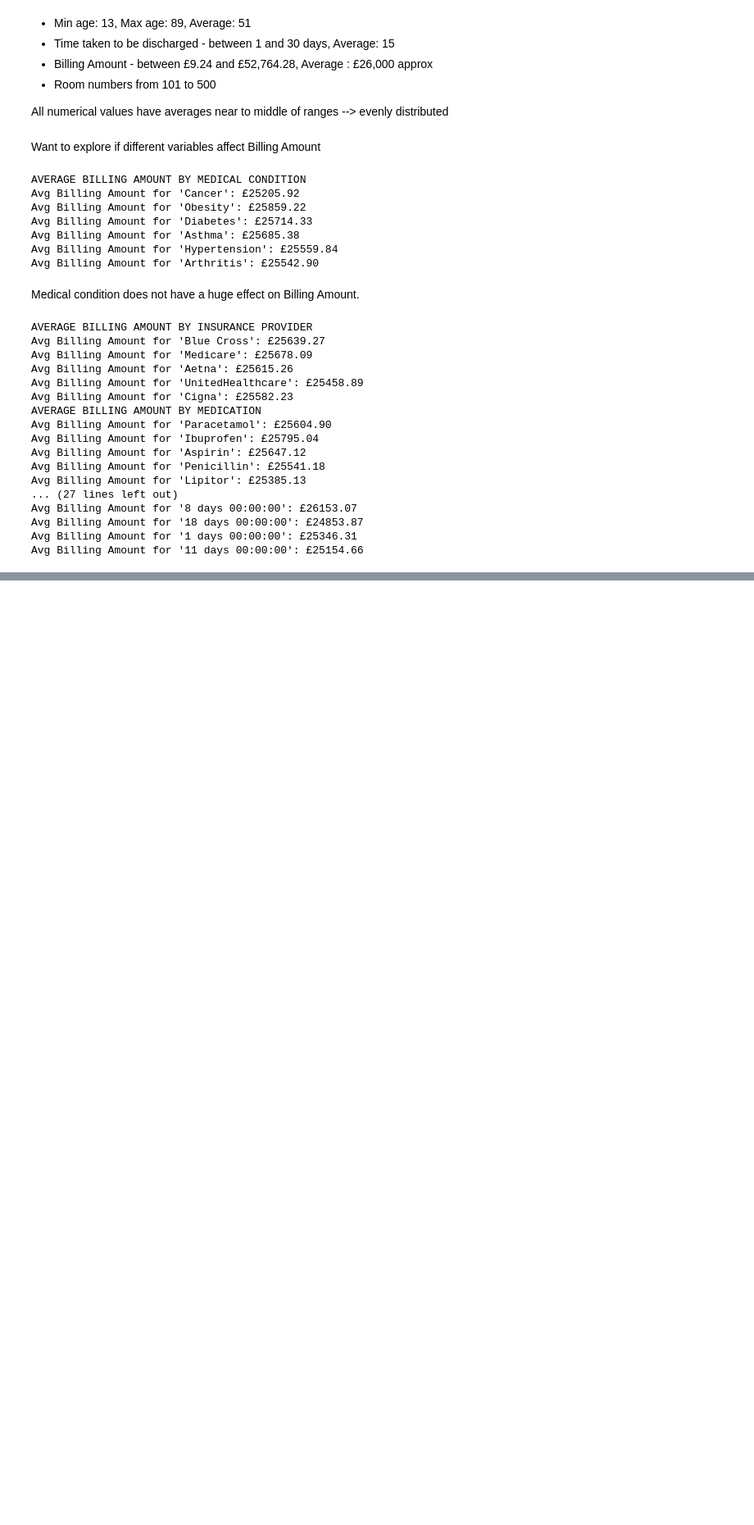
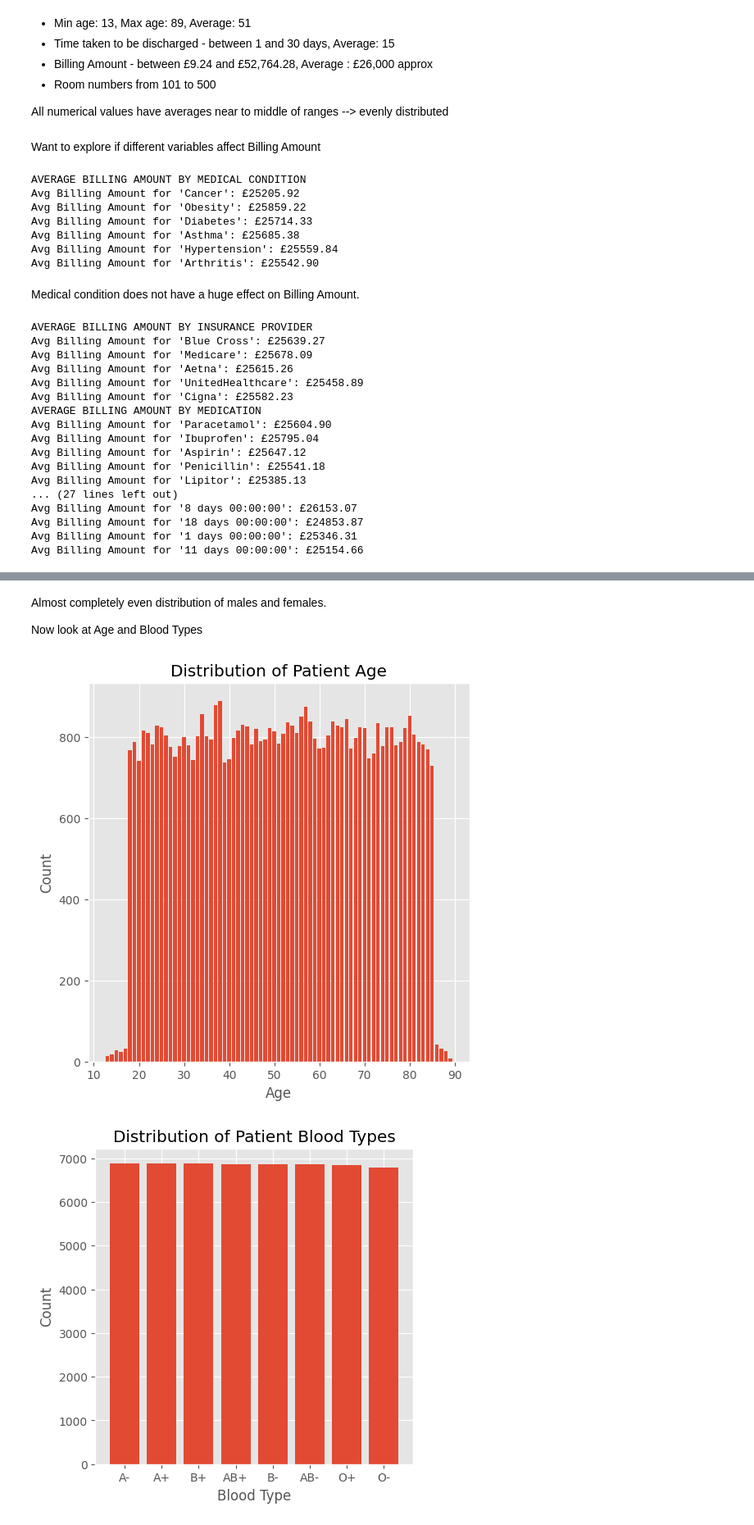
Before and after one commit to bencross1110/HealthcareAnalysisProj, a Jupyter notebook: Healthcare Proj Notebook.ipynb, the cells around one changed output, grey strips where cells are left out. Shown: that part at 82% size. Cells and saved outputs as stored; diff of their text form; code cells hidden in the pictures; blank space fills up the shorter version.

```diff
--- a/Healthcare Proj Notebook.ipynb
+++ b/Healthcare Proj Notebook.ipynb
@@ -353,0 +377,30 @@ Avg Billing Amount for '11 days 00:00:00': £25154.66
+# %% [markdown]
+Almost completely even distribution of males and females.
+
+Now look at Age and Blood Types
+# %%
+age_count = df['Age'].value_counts()
+
+
+plt.figure(figsize=(6, 6))
+plt.bar(age_count.index, age_count.values)
+
+plt.title('Distribution of Patient Age')
+plt.xlabel('Age')
+plt.ylabel('Count')
+
+
+
+btype_count = df['Blood Type'].value_counts()
+
+plt.figure(figsize=(5, 5))
+plt.bar(btype_count.index, btype_count.values)
+
+plt.title('Distribution of Patient Blood Types')
+plt.xlabel('Blood Type')
+plt.ylabel('Count')
+
+plt.show()
+# %% [output]
+[figure, added]
+[figure, added]
```
Also changed, not shown: parts of 8 cells of this notebook, 1 other file.
